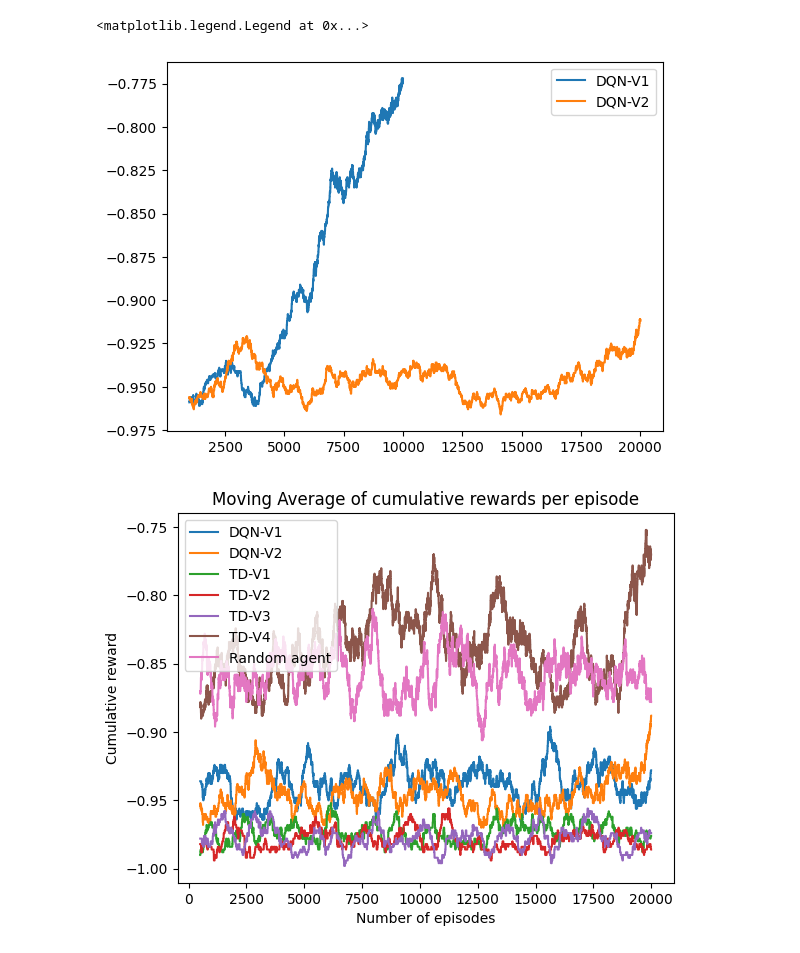
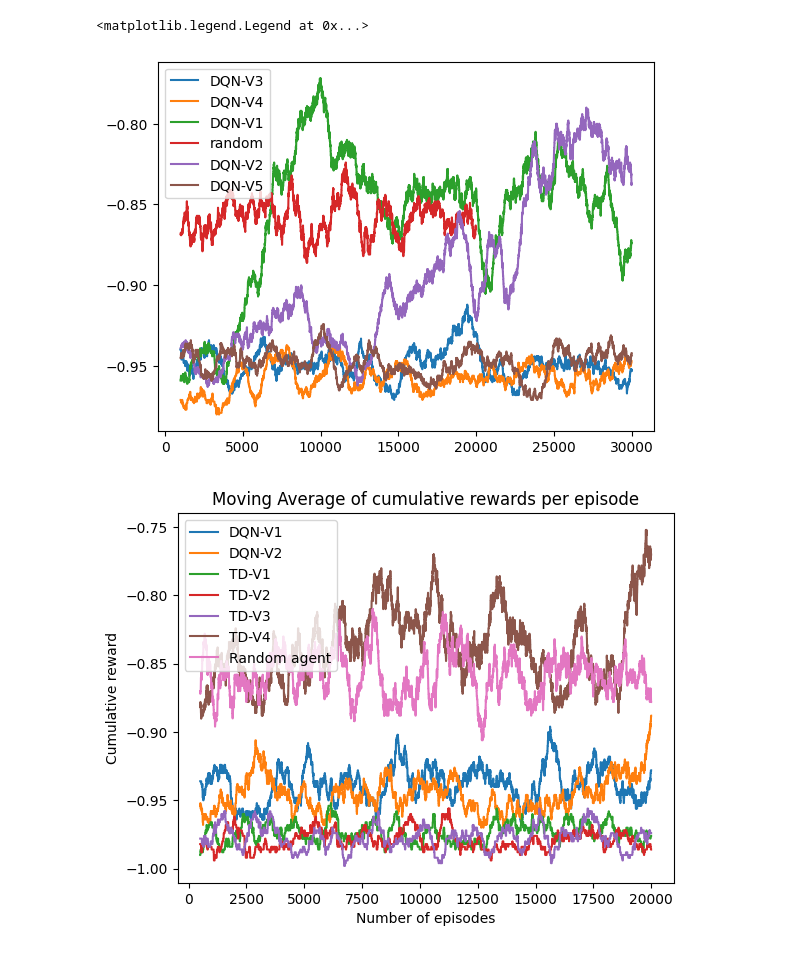
Before and after one commit to fredpell1/snake-RL, a Jupyter notebook: src/plot.ipynb, the cells around one changed output. Saved outputs shown, nothing was run; the diff lists cells and outputs as text; code cells hidden in the pictures.

```diff
--- a/src/plot.ipynb
+++ b/src/plot.ipynb
@@ -3,10 +3,10 @@ import matplotlib.pyplot as plt
 import numpy as np
 # %%
 rewards_dqn_v1 = np.loadtxt('../outputs/dqn-v1-test.txt')
-rewards_dqn_v2 = np.loadtxt('../outputs/dqn-v2.txt')
-rewards_dqn_v3 = np.loadtxt('../outputs/dqn-v3.txt')
-rewards_dqn_v4 = np.loadtxt('../outputs/dqn-v4.txt')
-rewards_dqn_v5 = np.loadtxt('../outputs/dqn-v5.txt')
+rewards_dqn_v2 = np.loadtxt('../outputs/dqn-v2-test.txt')
+rewards_dqn_v3 = np.loadtxt('../outputs/dqn-v3-test.txt')
+rewards_dqn_v4 = np.loadtxt('../outputs/dqn-v4-test.txt')
+rewards_dqn_v5 = np.loadtxt('../outputs/dqn-v5-test.txt')
 rewards_td_v1 = np.loadtxt('../outputs/td-v1.txt')
 rewards_td_v2 = np.loadtxt('../outputs/td-v2.txt')
 rewards_td_v3 = np.loadtxt('../outputs/td-v3.txt')
@@ -21,15 +21,16 @@ def running_average(window_size, data):
         average_data.insert(0, np.nan)
     return average_data
 # %%
-# plt.plot(running_average(1000,rewards_dqn_v3[:20000]), label='DQN-V3')
-# plt.plot(running_average(1000,rewards_dqn_v4[:20000]), label='DQN-V4')
+plt.plot(running_average(1000,rewards_dqn_v3), label='DQN-V3')
+plt.plot(running_average(1000,rewards_dqn_v4), label='DQN-V4')
 plt.plot(running_average(1000,rewards_dqn_v1), label='DQN-V1')
-#plt.plot(running_average(1000,rewards_dqn_v2)[:20000], label='DQN-V2')
-# plt.plot(running_average(1000, rewards_dqn_v5), label='DQN-V5')
+plt.plot(running_average(1000, rewards_random), label='random')
+plt.plot(running_average(1000,rewards_dqn_v2), label='DQN-V2')
+plt.plot(running_average(1000, rewards_dqn_v5), label='DQN-V5')
 plt.legend()
 # %% [output]
 <matplotlib.legend.Legend at 0x...>
-[figure, old version]
+[figure, new version]
 # %%
 def plot_running_averages():
     plt.plot(running_average(500,rewards_dqn_v1), label='DQN-V1')
```
Also changed, not shown: 2 other files.
